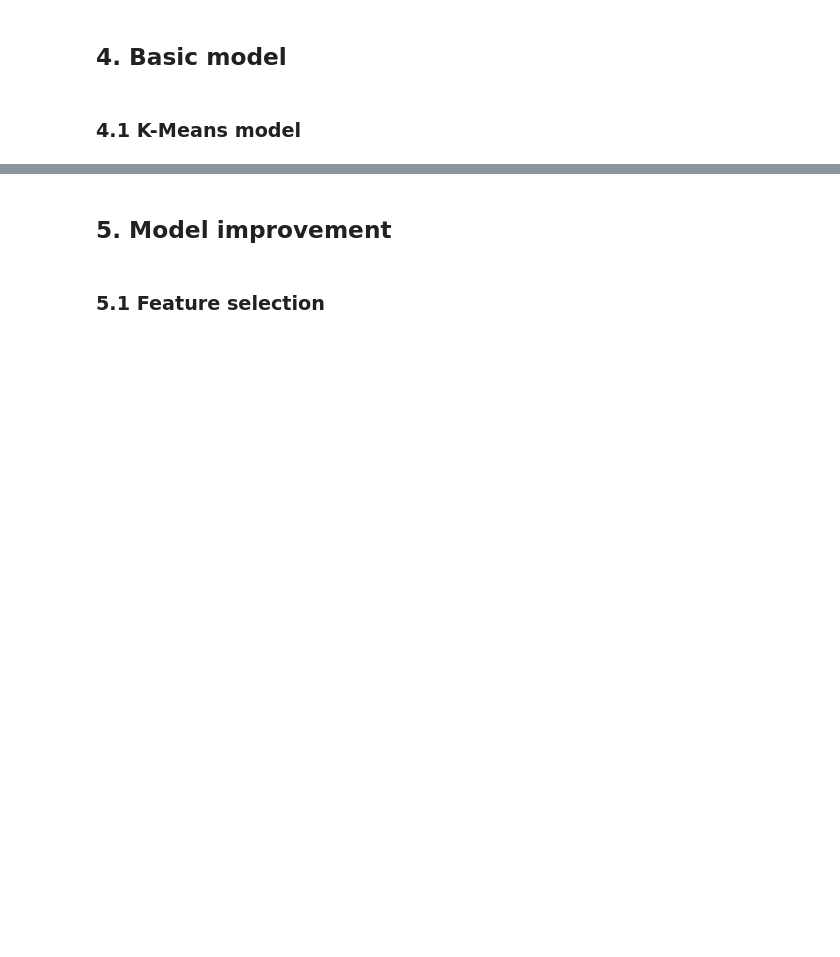
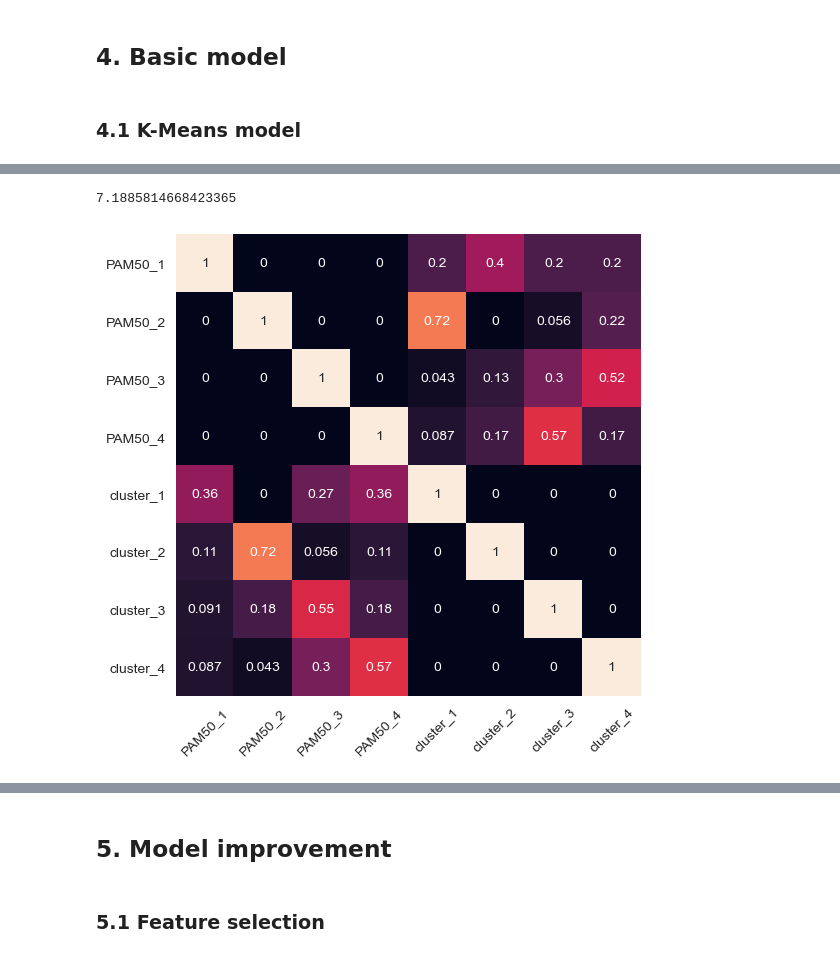
Before and after one commit to Pietro-Gavazzi/linma2472-project, a Jupyter notebook: final-project/siqi.ipynb, the cells around one changed output, grey strips where cells are left out. Saved outputs shown, nothing was run; the diff lists cells and outputs as text; code cells hidden in the pictures; blank space fills up the shorter version.

```diff
--- a/final-project/siqi.ipynb
+++ b/final-project/siqi.ipynb
@@ -283,0 +331,8 @@ AttributeError: 'numpy.ndarray' object has no attribute 'drop'
+# %%
+best_dist
+# %% [output]
+7.1885814668423365
+# %%
+best_dist, matrix = model_eval(Y, pred)
+# %% [output]
+[figure, added]
```
Also changed, not shown: parts of 11 cells of this notebook, 1 other file.
